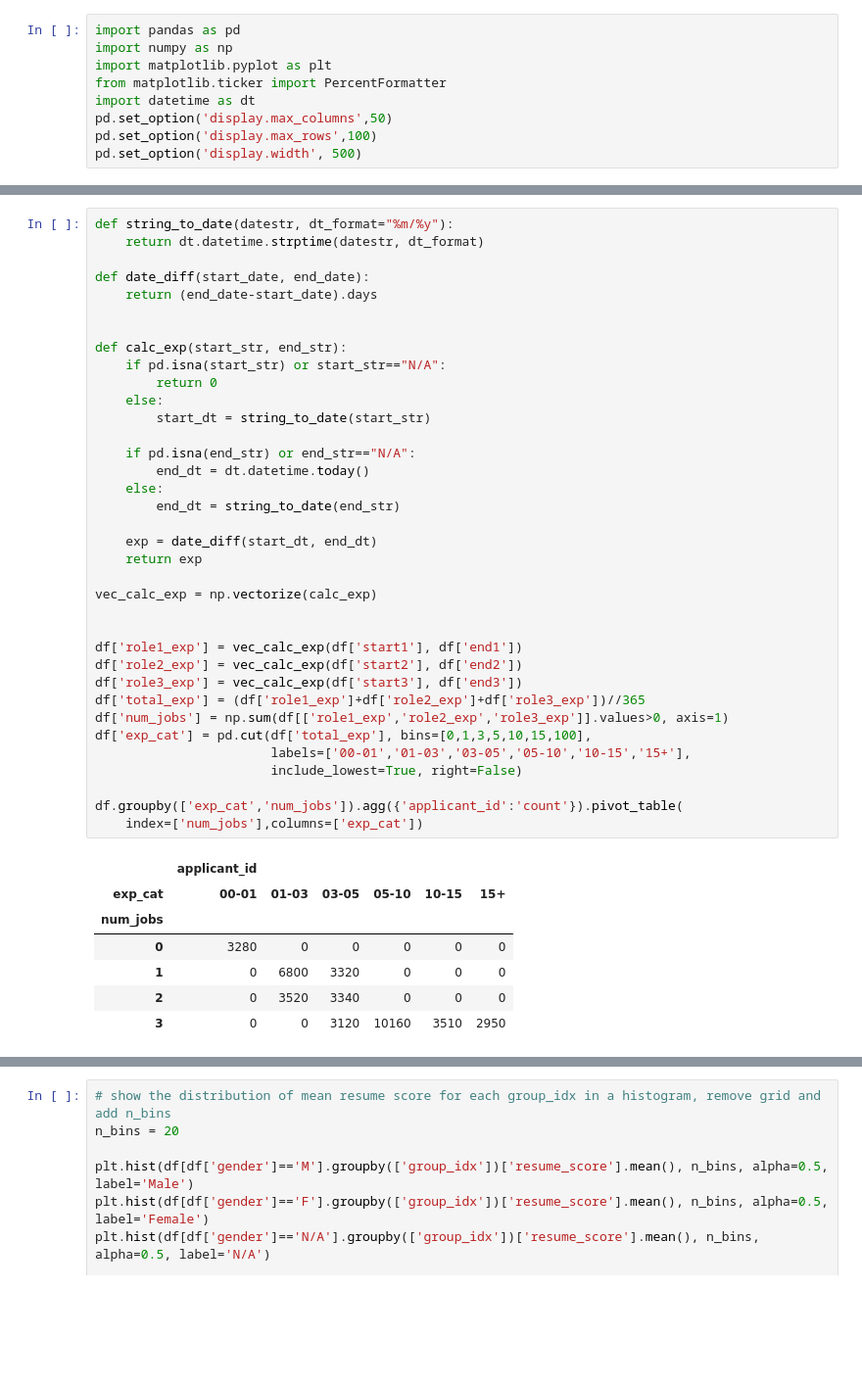
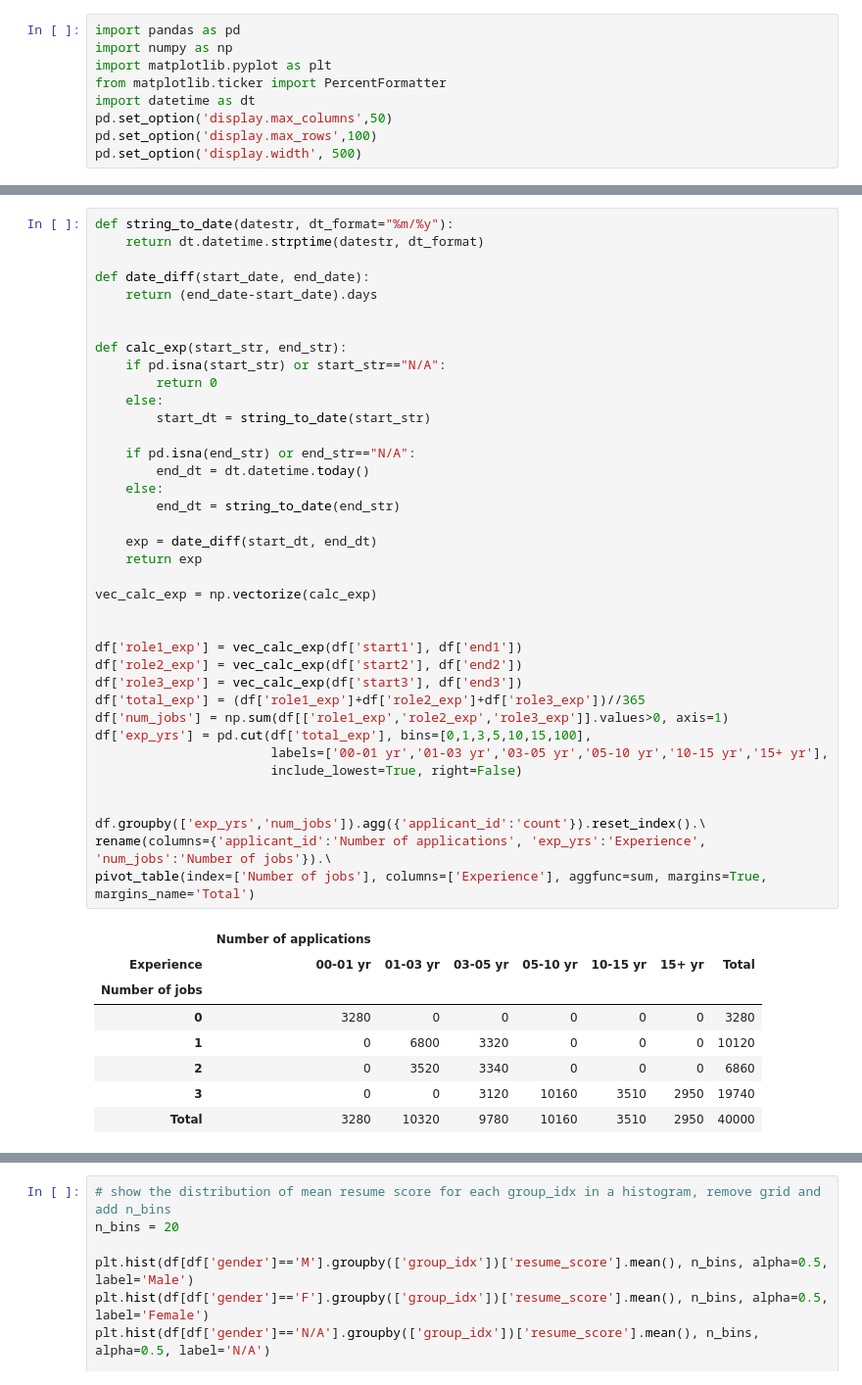
Before and after one commit to leehengpan/csci1951z-audit-analysis, a Jupyter notebook: audit-analysis.ipynb, the cells around one changed output, grey strips where cells are left out. Shown at 98% size. Saved outputs shown, nothing was run; the diff lists cells and outputs as text; blank space fills up the shorter version.

```diff
--- a/audit-analysis.ipynb
+++ b/audit-analysis.ipynb
@@ -23,41 +29,44 @@ def string_to_date(datestr, dt_format="%m/%y"):
 
 def date_diff(start_date, end_date):
     return (end_date-start_date).days
 
 
 def calc_exp(start_str, end_str):
     if pd.isna(start_str) or start_str=="N/A":
         return 0
     else:
         start_dt = string_to_date(start_str)
 
     if pd.isna(end_str) or end_str=="N/A":
         end_dt = dt.datetime.today()
     else:
         end_dt = string_to_date(end_str)
 
     exp = date_diff(start_dt, end_dt)
     return exp
 
 vec_calc_exp = np.vectorize(calc_exp)
 
 
 df['role1_exp'] = vec_calc_exp(df['start1'], df['end1'])
 df['role2_exp'] = vec_calc_exp(df['start2'], df['end2'])
 df['role3_exp'] = vec_calc_exp(df['start3'], df['end3'])
 df['total_exp'] = (df['role1_exp']+df['role2_exp']+df['role3_exp'])//365
 df['num_jobs'] = np.sum(df[['role1_exp','role2_exp','role3_exp']].values>0, axis=1)
-df['exp_cat'] = pd.cut(df['total_exp'], bins=[0,1,3,5,10,15,100],
-                       labels=['00-01','01-03','03-05','05-10','10-15','15+'],
+df['exp_yrs'] = pd.cut(df['total_exp'], bins=[0,1,3,5,10,15,100],
+                       labels=['00-01 yr','01-03 yr','03-05 yr','05-10 yr','10-15 yr','15+ yr'],
                        include_lowest=True, right=False)
 
-df.groupby(['exp_cat','num_jobs']).agg({'applicant_id':'count'}).pivot_table(
-    index=['num_jobs'],columns=['exp_cat'])
+
+df.groupby(['exp_yrs','num_jobs']).agg({'applicant_id':'count'}).reset_index().\
+rename(columns={'applicant_id':'Number of applications', 'exp_yrs':'Experience', 'num_jobs':'Number of jobs'}).\
+pivot_table(index=['Number of jobs'], columns=['Experience'], aggfunc=sum, margins=True, margins_name='Total')
 # %% [output]
-|  | applicant_id |  |  |  |  |  |
-| exp_cat | 00-01 | 01-03 | 03-05 | 05-10 | 10-15 | 15+ |
-| num_jobs |  |  |  |  |  |  |
-| 0 | 3280 | 0 | 0 | 0 | 0 | 0 |
-| 1 | 0 | 6800 | 3320 | 0 | 0 | 0 |
-| 2 | 0 | 3520 | 3340 | 0 | 0 | 0 |
-| 3 | 0 | 0 | 3120 | 10160 | 3510 | 2950 |
+|  | Number of applications |  |  |  |  |  |  |
+| Experience | 00-01 yr | 01-03 yr | 03-05 yr | 05-10 yr | 10-15 yr | 15+ yr | Total |
+| Number of jobs |  |  |  |  |  |  |  |
+| 0 | 3280 | 0 | 0 | 0 | 0 | 0 | 3280 |
+| 1 | 0 | 6800 | 3320 | 0 | 0 | 0 | 10120 |
+| 2 | 0 | 3520 | 3340 | 0 | 0 | 0 | 6860 |
+| 3 | 0 | 0 | 3120 | 10160 | 3510 | 2950 | 19740 |
+| Total | 3280 | 10320 | 9780 | 10160 | 3510 | 2950 | 40000 |
```
Also changed, not shown: parts of 11 cells of this notebook, 2 other files.
